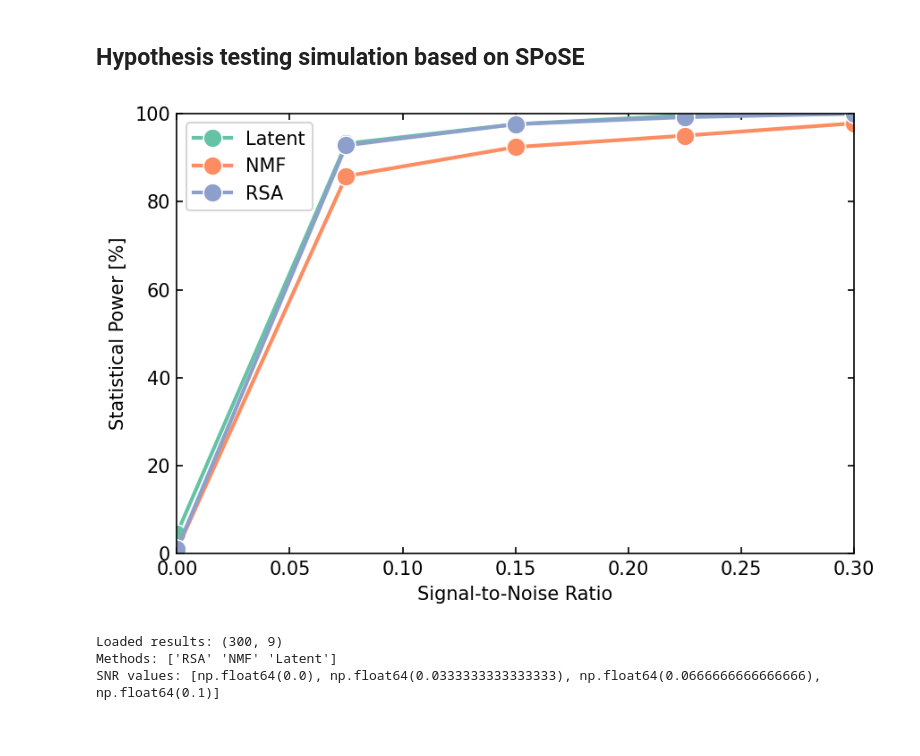
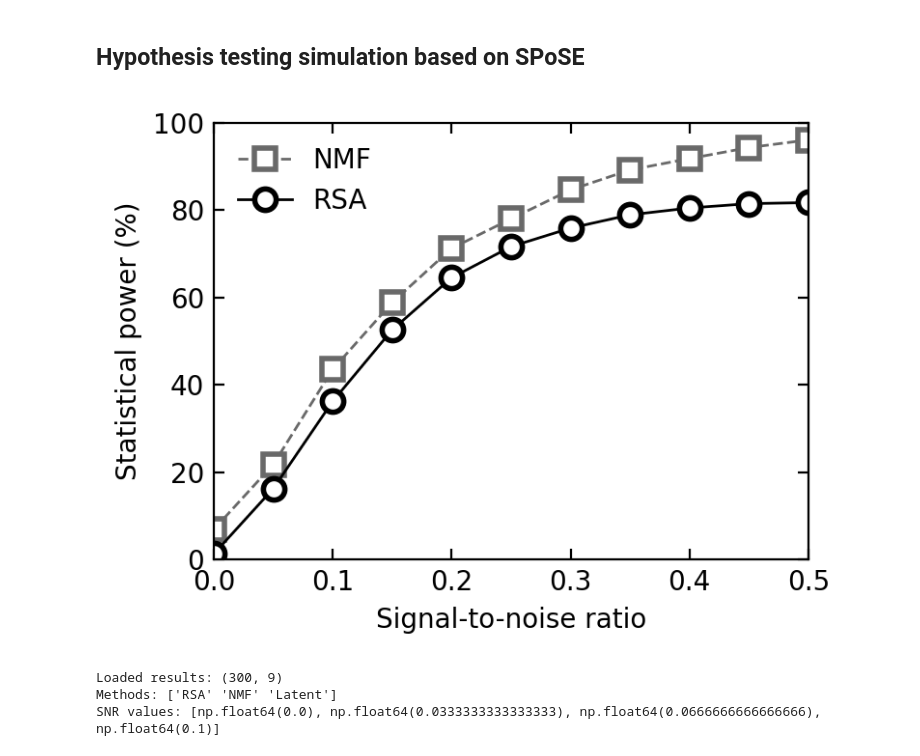
Before and after one commit to florianmahner/pysrf, a Jupyter notebook: notebooks/hypothesis_testing.ipynb, the cells around one changed output. Cells and saved outputs as stored; diff of their text form; code cells hidden in the pictures.

```diff
--- a/notebooks/hypothesis_testing.ipynb
+++ b/notebooks/hypothesis_testing.ipynb
@@ -71,38 +73,57 @@ for i in range(cfg.rank):
     s_i = x_i @ x_i.T
     hypotheses.append(s_i)
 # %%
-# power is the number of times we reject the null hypothesis divided by the total number of permutations
-# Average over per
-results_df = pd.read_csv("/LOCAL/fmahner/srf/results/benchmarks/hypothesis_tests.csv")
-
-# Drop NMF
-# results_df = results_df[results_df["Method"] != "NMF"]
-power_df = results_df.groupby(["SNR", "Method"])["Significant"].mean().reset_index()
-power_df["Significant"] *= 100  # Convert to percentage
-
-# Create plot using seaborn
-plt.figure(figsize=(6, 4), dpi=150)
-sns.lineplot(
-    data=power_df,
-    x="SNR",
-    y="Significant",
-    hue="Method",
-    marker="o",
-    linewidth=2,
-    markersize=10,
-    palette="Set2",  # Changed to use Blues colormap
+results_df = pd.read_csv(
+    "/LOCAL/fmahner/similarity-factorization/results/benchmarks/hypothesis_tests.csv"
 )
 
-plt.xlabel("Signal-to-Noise Ratio", fontsize=10)
-plt.ylabel("Statistical Power [%]", fontsize=10)
-plt.legend(fontsize=10)
-plt.xlim(0, power_df["SNR"].max())  # Remove offset by setting x-axis to start at 0
+results_df = results_df[results_df["Method"] != "NMF Denoised"]
+power_df = results_df.groupby(["SNR", "Method"])["Significant"].mean().reset_index()
+power_df["Significant"] *= 100
+
+plt.figure(figsize=(4, 3), dpi=200)
+
+bw_colors = {
+    "RSA": "black",
+    "NMF": "dimgray",
+}
+bw_styles = {
+    "RSA": ("-", "o"),
+    "NMF": ("--", "s"),
+}
+
+for method in power_df["Method"].unique():
+    method_df = power_df[power_df["Method"] == method]
+    linestyle, marker = bw_styles.get(method, ("-", "o"))
+    plt.plot(
+        method_df["SNR"],
+        method_df["Significant"],
+        label=method,
+        color=bw_colors.get(method, "black"),
+        linestyle=linestyle,
+        marker=marker,
+        linewidth=1.0,
+        markersize=8,
+        markerfacecolor="white",
+        markeredgewidth=2,
+    )
+
+plt.xlabel("Signal-to-noise ratio", fontsize=10)
+plt.ylabel("Statistical power (%)", fontsize=10)
+plt.legend(fontsize=10, frameon=False)
+plt.xlim(0, power_df["SNR"].max())
 plt.ylim(0, 100)
-# make ticks face inwards
-plt.tick_params(direction="in", top=True, right=True, which="both")
+plt.tick_params(
+    direction="in",
+    top=True,
+    right=True,
+    which="both",
+    labelsize=10,
+    length=4,
+)
 plt.tight_layout()
 # %% [output]
-[figure, old version]
+[figure, new version]
 # %%
 import pandas as pd
 import matplotlib.pyplot as plt
```
Also changed, not shown: parts of 1 cell of this notebook, 24 other files.
